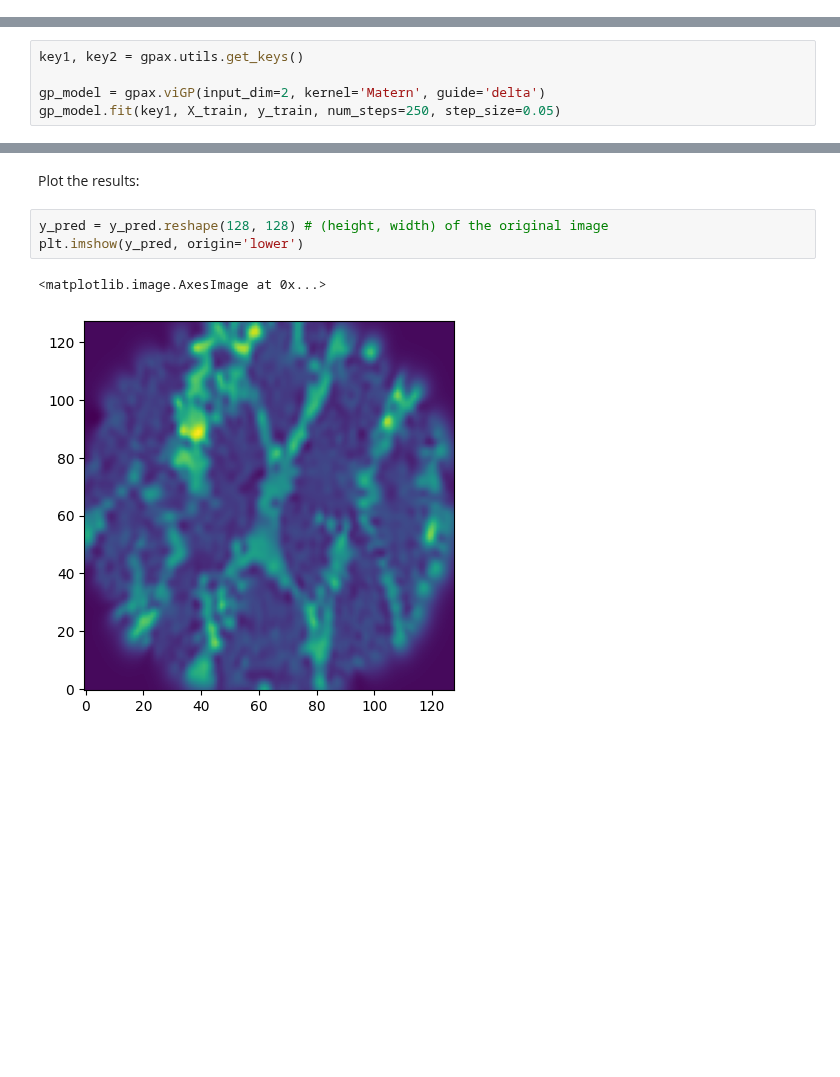
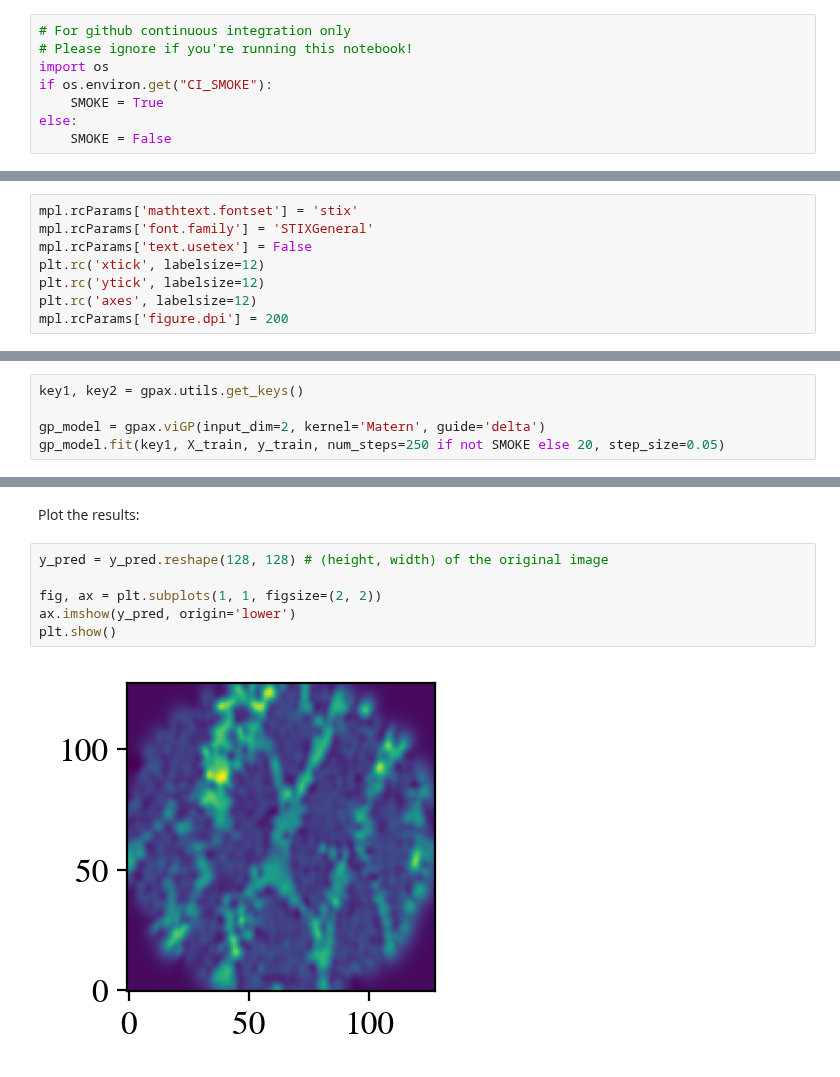
Before and after one commit to ziatdinovmax/gpax, a Jupyter notebook: examples/gpax_viGP.ipynb, the cells around one changed output, grey strips where cells are left out. Cells and saved outputs as stored; diff of their text form; blank space fills up the shorter version.

Commit message:
Add smoke to viGP

```diff
--- a/examples/gpax_viGP.ipynb
+++ b/examples/gpax_viGP.ipynb
@@ -1,5 +1,13 @@
 # %% [markdown]
 <a href="https://colab.research.google.com/github/ziatdinovmax/gpax/blob/main/examples/gpax_viGP.ipynb" target="_parent"><img src="https://colab.research.google.com/assets/colab-badge.svg" alt="Open In Colab"/></a>
+# %%
+# For github continuous integration only
+# Please ignore if you're running this notebook!
+import os
+if os.environ.get("CI_SMOKE"):
+    SMOKE = True
+else:
+    SMOKE = False
 # %% [markdown]
 # Sparse image reconstruction with GPax
 
@@ -22,0 +44,8 @@ import matplotlib.pyplot as plt
+# %%
+mpl.rcParams['mathtext.fontset'] = 'stix'
+mpl.rcParams['font.family'] = 'STIXGeneral'
+mpl.rcParams['text.usetex'] = False
+plt.rc('xtick', labelsize=12)
+plt.rc('ytick', labelsize=12)
+plt.rc('axes', labelsize=12)
+mpl.rcParams['figure.dpi'] = 200
@@ -49,5 +86,5 @@ Initilaize and train a variational inference GP model:
 key1, key2 = gpax.utils.get_keys()
 
 gp_model = gpax.viGP(input_dim=2, kernel='Matern', guide='delta')
-gp_model.fit(key1, X_train, y_train, num_steps=250, step_size=0.05)
+gp_model.fit(key1, X_train, y_train, num_steps=250 if not SMOKE else 20, step_size=0.05)
 # %% [output]
@@ -63,7 +100,9 @@ y_pred, y_var = gp_model.predict(key2, X_full, noiseless=True)
 Plot the results:
 # %%
 y_pred = y_pred.reshape(128, 128) # (height, width) of the original image
-plt.imshow(y_pred, origin='lower')
+
+fig, ax = plt.subplots(1, 1, figsize=(2, 2))
+ax.imshow(y_pred, origin='lower')
+plt.show()
 # %% [output]
-<matplotlib.image.AxesImage at 0x...>
-[figure, old version]
+[figure, new version]
```
Also changed, not shown: parts of 17 cells of this notebook.
